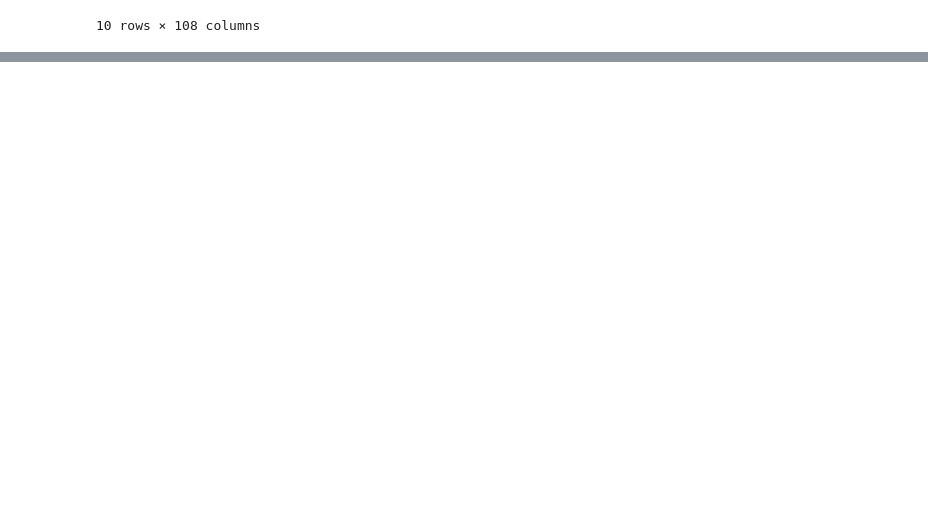
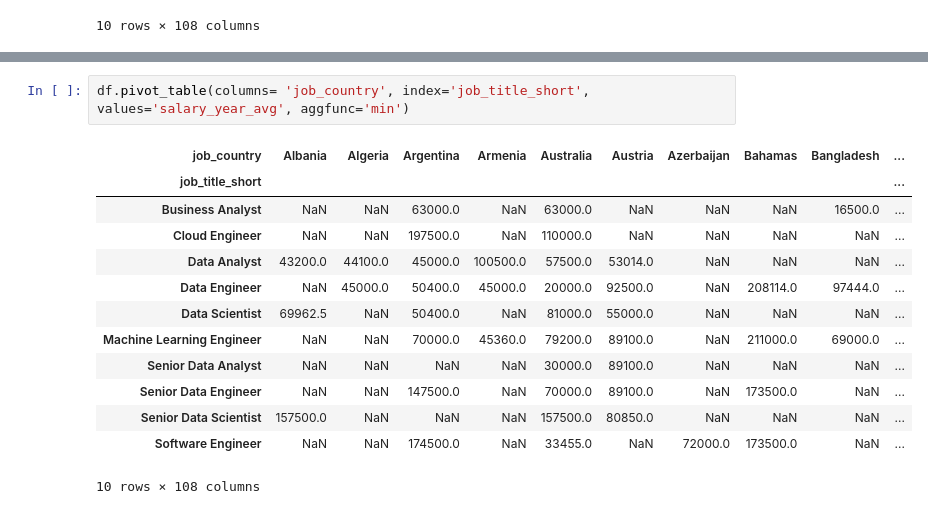
Before and after one commit to dateenbee2442/PYTHON_CORE_TOPICS, a Jupyter notebook: ADVANCE_LEVEL/Panda_Accessing_Data.ipynb, the cells around one changed output, grey strips where cells are left out. Saved outputs shown, nothing was run; the diff lists cells and outputs as text; blank space fills up the shorter version.

Commit message:
pivoting

```diff
--- a/ADVANCE_LEVEL/Panda_Accessing_Data.ipynb
+++ b/ADVANCE_LEVEL/Panda_Accessing_Data.ipynb
@@ -481,0 +497,16 @@ df.pivot_table(columns='job_country', index='job_title_short', values='salary_ye
+# %%
+df.pivot_table(columns= 'job_country', index='job_title_short', values='salary_year_avg', aggfunc='min')
+# %% [output]
+| job_country | Albania | Algeria | Argentina | Armenia | Australia | Austria | Azerbaijan | Bahamas | Bangladesh | ... |
+| job_title_short |  |  |  |  |  |  |  |  |  | ... |
+| Business Analyst | NaN | NaN | 63000.0 | NaN | 63000.0 | NaN | NaN | NaN | 16500.0 | ... |
+| Cloud Engineer | NaN | NaN | 197500.0 | NaN | 110000.0 | NaN | NaN | NaN | NaN | ... |
+| Data Analyst | 43200.0 | 44100.0 | 45000.0 | 100500.0 | 57500.0 | 53014.0 | NaN | NaN | NaN | ... |
+| Data Engineer | NaN | 45000.0 | 50400.0 | 45000.0 | 20000.0 | 92500.0 | NaN | 208114.0 | 97444.0 | ... |
+| Data Scientist | 69962.5 | NaN | 50400.0 | NaN | 81000.0 | 55000.0 | NaN | NaN | NaN | ... |
+| Machine Learning Engineer | NaN | NaN | 70000.0 | 45360.0 | 79200.0 | 89100.0 | NaN | 211000.0 | 69000.0 | ... |
+| Senior Data Analyst | NaN | NaN | NaN | NaN | 30000.0 | 89100.0 | NaN | NaN | NaN | ... |
+| Senior Data Engineer | NaN | NaN | 147500.0 | NaN | 70000.0 | 89100.0 | NaN | 173500.0 | NaN | ... |
+| Senior Data Scientist | 157500.0 | NaN | NaN | NaN | 157500.0 | 80850.0 | NaN | NaN | NaN | ... |
+| Software Engineer | NaN | NaN | 174500.0 | NaN | 33455.0 | NaN | 72000.0 | 173500.0 | NaN | ... |
+10 rows × 108 columns
```
Also changed, not shown: parts of 2 cells of this notebook.
